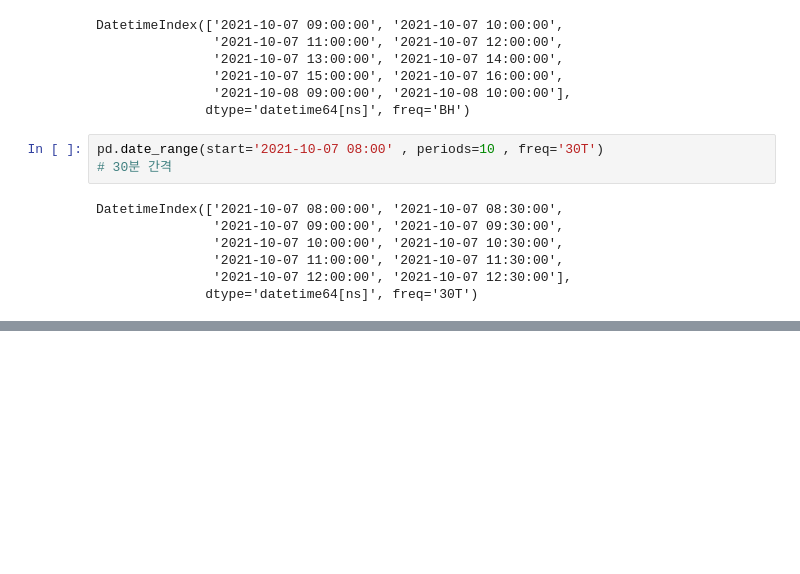
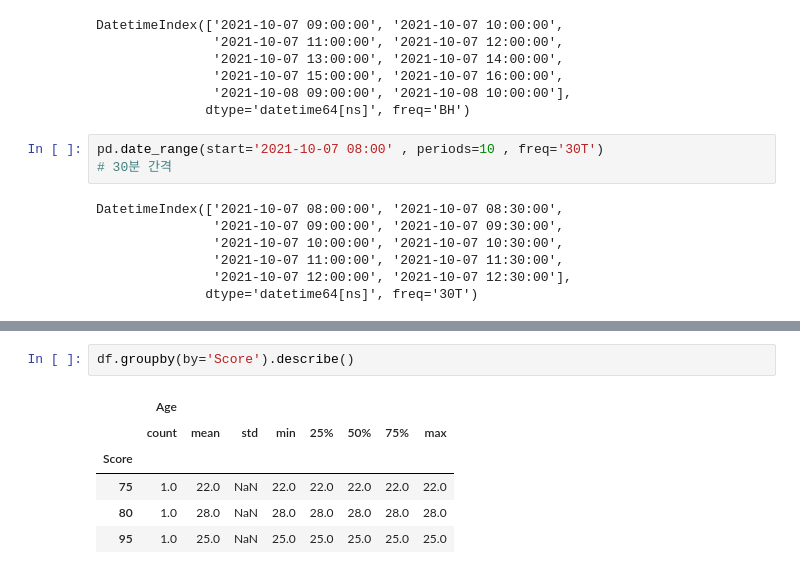
Before and after one commit to bglepark/TIL, a Jupyter notebook: Python/Pandas/2_Pandas.ipynb, the cells around one changed output, grey strips where cells are left out. Saved outputs shown, nothing was run; the diff lists cells and outputs as text; blank space fills up the shorter version.

```diff
--- a/Python/Pandas/2_Pandas.ipynb
+++ b/Python/Pandas/2_Pandas.ipynb
@@ -901,0 +1188,9 @@ DatetimeIndex(['2021-10-07 08:00:00', '2021-10-07 08:30:00',
+# %%
+df.groupby(by='Score').describe()
+# %% [output]
+|  | Age |  |  |  |  |  |  |  |
+|  | count | mean | std | min | 25% | 50% | 75% | max |
+| Score |  |  |  |  |  |  |  |  |
+| 75 | 1.0 | 22.0 | NaN | 22.0 | 22.0 | 22.0 | 22.0 | 22.0 |
+| 80 | 1.0 | 28.0 | NaN | 28.0 | 28.0 | 28.0 | 28.0 | 28.0 |
+| 95 | 1.0 | 25.0 | NaN | 25.0 | 25.0 | 25.0 | 25.0 | 25.0 |
```
Also changed, not shown: parts of 81 cells of this notebook.
